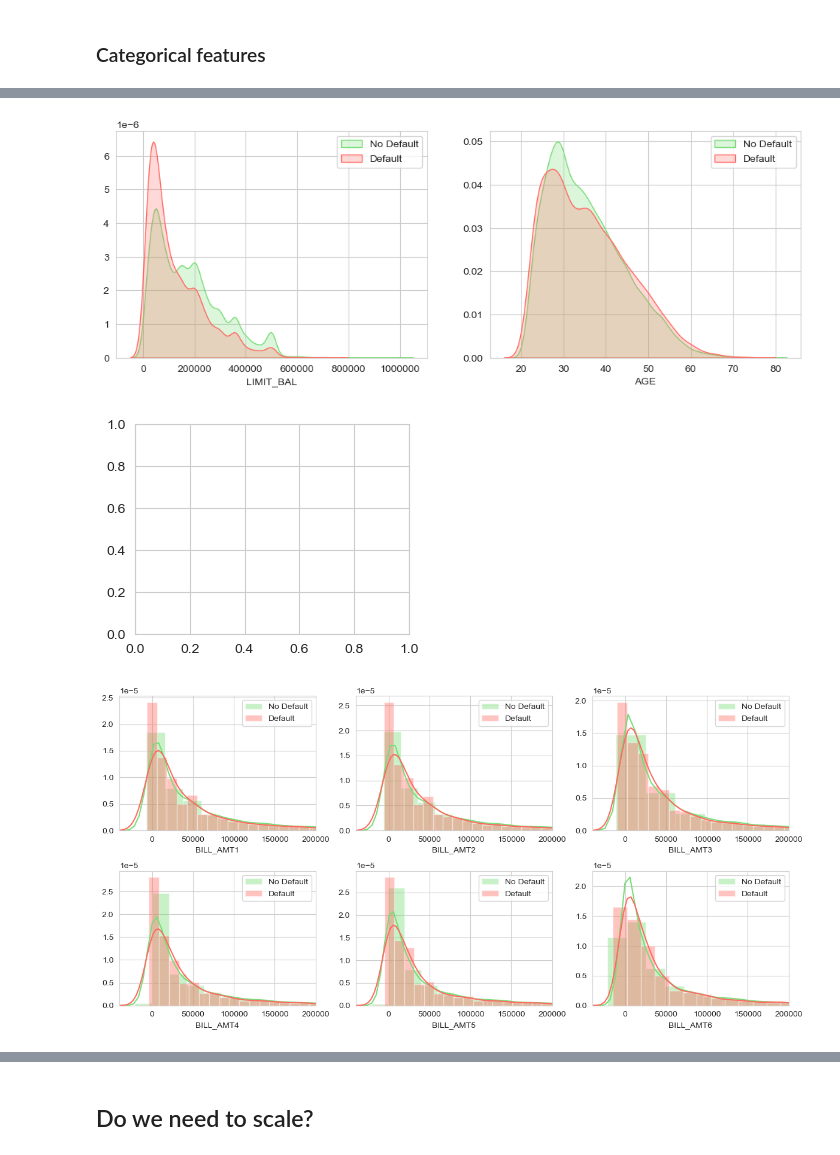
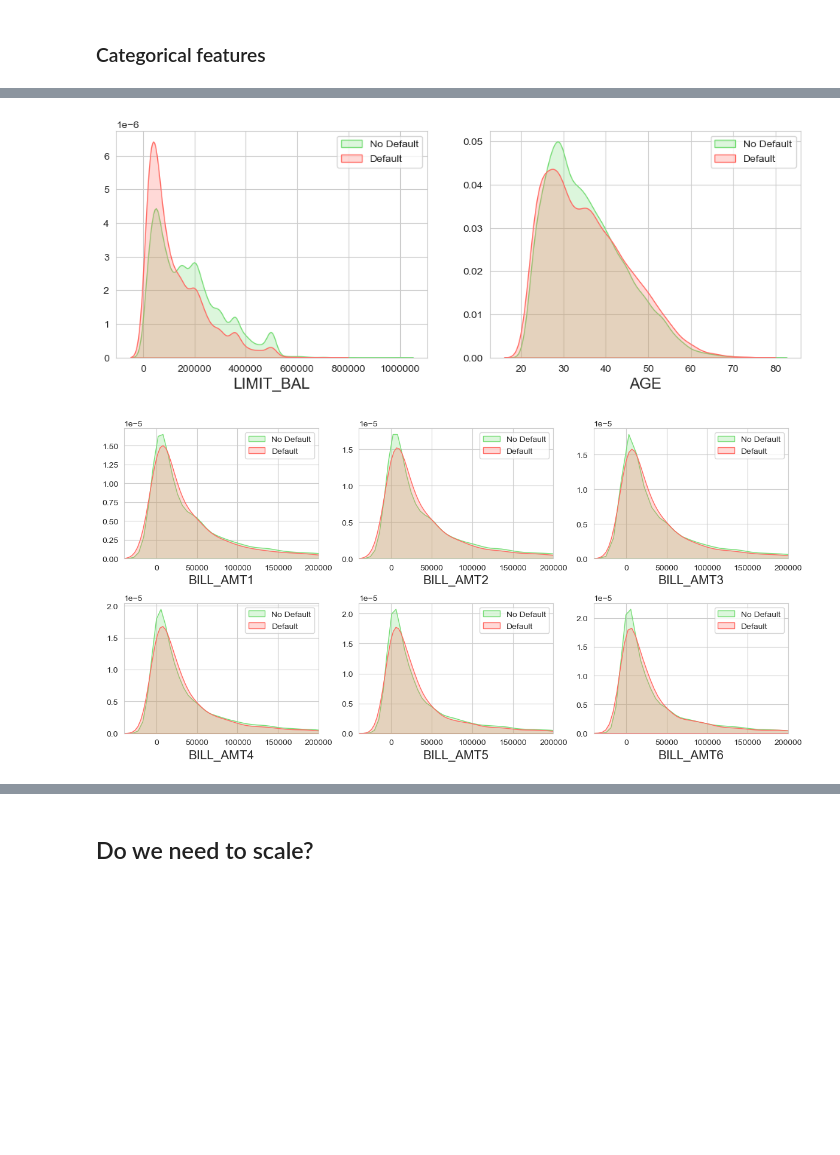
Before and after one commit to francescodisalvo05/credit-card-default, a Jupyter notebook: notebooks/EDA.ipynb, the cells around one changed output, grey strips where cells are left out. Saved outputs shown, nothing was run; the diff lists cells and outputs as text; code cells hidden in the pictures; blank space fills up the shorter version.

```diff
--- a/notebooks/EDA.ipynb
+++ b/notebooks/EDA.ipynb
@@ -237,6 +239,7 @@ for i,col in enumerate(pays_cols):
     plt.subplot(2,3,i + 1)
     ax = sns.countplot(df.loc[:,col], palette = 'pastel')
     plt.ylim(0,20000)
+    plt.xlabel(col,fontsize=15)
     plt.ylabel('')
     plt.tight_layout()
 
@@ -255,6 +257,7 @@ plt.subplot(1,2,1)
 sns.kdeplot(df.loc[(df['default payment next month'] == 0), 'LIMIT_BAL'], label = 'No Default', shade = True, color="#77DD76")
 sns.kdeplot(df.loc[(df['default payment next month'] == 1), 'LIMIT_BAL'], label = 'Default', shade = True, color="#FF6962")
 plt.ticklabel_format(style='plain', axis='x') #repressing scientific notation on x
+plt.xlabel('LIMIT_BAL', fontsize=15)
 plt.ylabel('')
 plt.legend()
 
@@ -262,31 +265,32 @@ plt.subplot(1,2,2)
 sns.kdeplot(df.loc[(df['default payment next month'] == 0), 'AGE'], label = 'No Default', shade = True, color="#77DD76")
 sns.kdeplot(df.loc[(df['default payment next month'] == 1), 'AGE'], label = 'Default', shade = True, color="#FF6962")
 plt.ticklabel_format(style='plain', axis='x') #repressing scientific notation on x
+plt.xlabel('AGE', fontsize=15)
 plt.ylabel('')
 plt.legend()
 
 plt.savefig('../images/05-continuous-1.svg')
 plt.show();
 # %% [output]
-[figure, old version]
+[figure, new version]
 # %%
 bill_amtx_fts = ['BILL_AMT1', 'BILL_AMT2', 'BILL_AMT3', 'BILL_AMT4', 'BILL_AMT5', 'BILL_AMT6']
 plt.figure(figsize=(12,6))
 
 for i,col in enumerate(bill_amtx_fts):
     plt.subplot(2,3,i + 1)
-    sns.distplot(df.loc[(df['default payment next month'] == 0), col], label = 'No Default',color="#77DD76")
-    sns.distplot(df.loc[(df['default payment next month'] == 1), col], label = 'Default', color="#FF6962")
+    sns.kdeplot(df.loc[(df['default payment next month'] == 0), col], label = 'No Default',color="#77DD76", shade=True)
+    sns.kdeplot(df.loc[(df['default payment next month'] == 1), col], label = 'Default', color="#FF6962", shade=True)
     plt.xlim(-40000,200000)
     plt.ylabel('')
+    plt.xlabel(col,fontsize=15)
     plt.legend()
     plt.tight_layout()
 
 plt.savefig('../images/06-continuous-2.svg')
 plt.show()
 # %% [output]
-[figure, old version]
+[figure, new version]
-[figure, removed]
 # %%
 pay_amtx_fts = ['PAY_AMT1', 'PAY_AMT2', 'PAY_AMT3', 'PAY_AMT4', 'PAY_AMT5', 'PAY_AMT6']
 plt.figure(figsize=(12,6))
```
Also changed, not shown: parts of 6 cells of this notebook.
